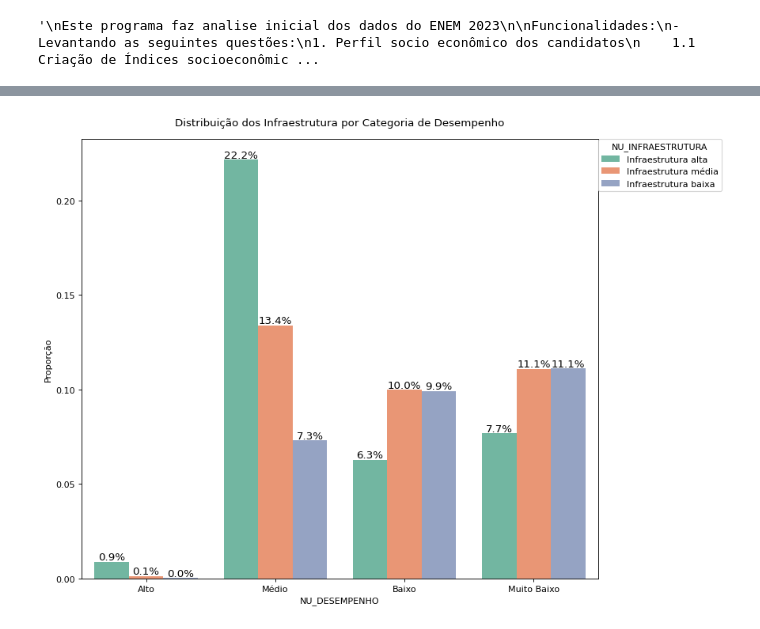
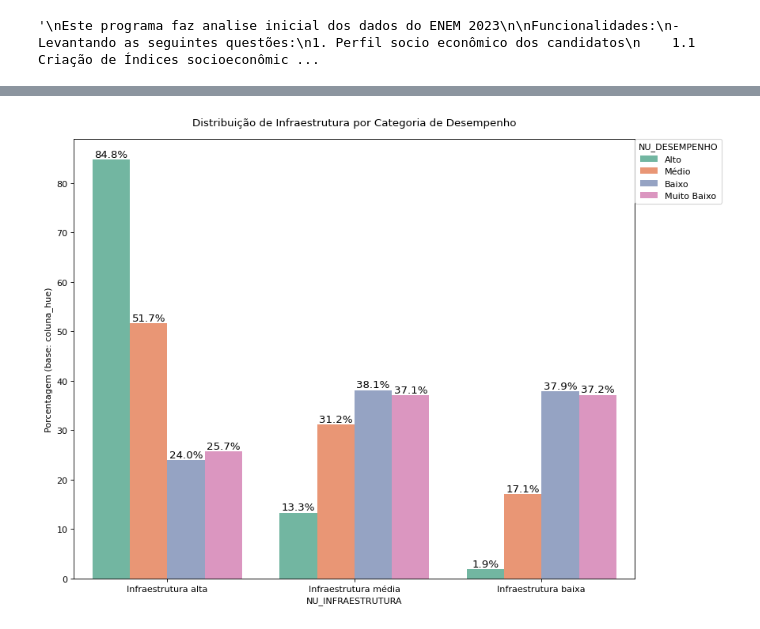
Before and after one commit to RafaelPetit/Microdados, a Jupyter notebook: microdados_V4.ipynb, the cells around one changed output, grey strips where cells are left out. Drawn from its saved outputs; the diff is of its cells as text; code cells hidden in the pictures.

```diff
--- a/microdados_V4.ipynb
+++ b/microdados_V4.ipynb
@@ -845,13 +849,13 @@ plotar_histograma_porcentagem_por_hue(
 # %%
 # Distribuição dos Infraestrutura por Categoria de Desempenho
-plotar_histograma_proporcao(
+plotar_histograma_porcentagem_por_hue(
     df=microdados,
     coluna_x='NU_DESEMPENHO',
     coluna_hue='NU_INFRAESTRUTURA',
     dicionario_x=desempenho,
     dicionario_hue=infraestrutura,
-    titulo='Distribuição de desempenho por Infraestrutura',
+    titulo='Distribuição dos Infraestrutura por Categoria de Desempenho',
     rotacao_xticks=0,
 )
 # %% [output]
-[figure, old version]
+[figure, new version]
```
Also changed, not shown: parts of 24 cells of this notebook.
